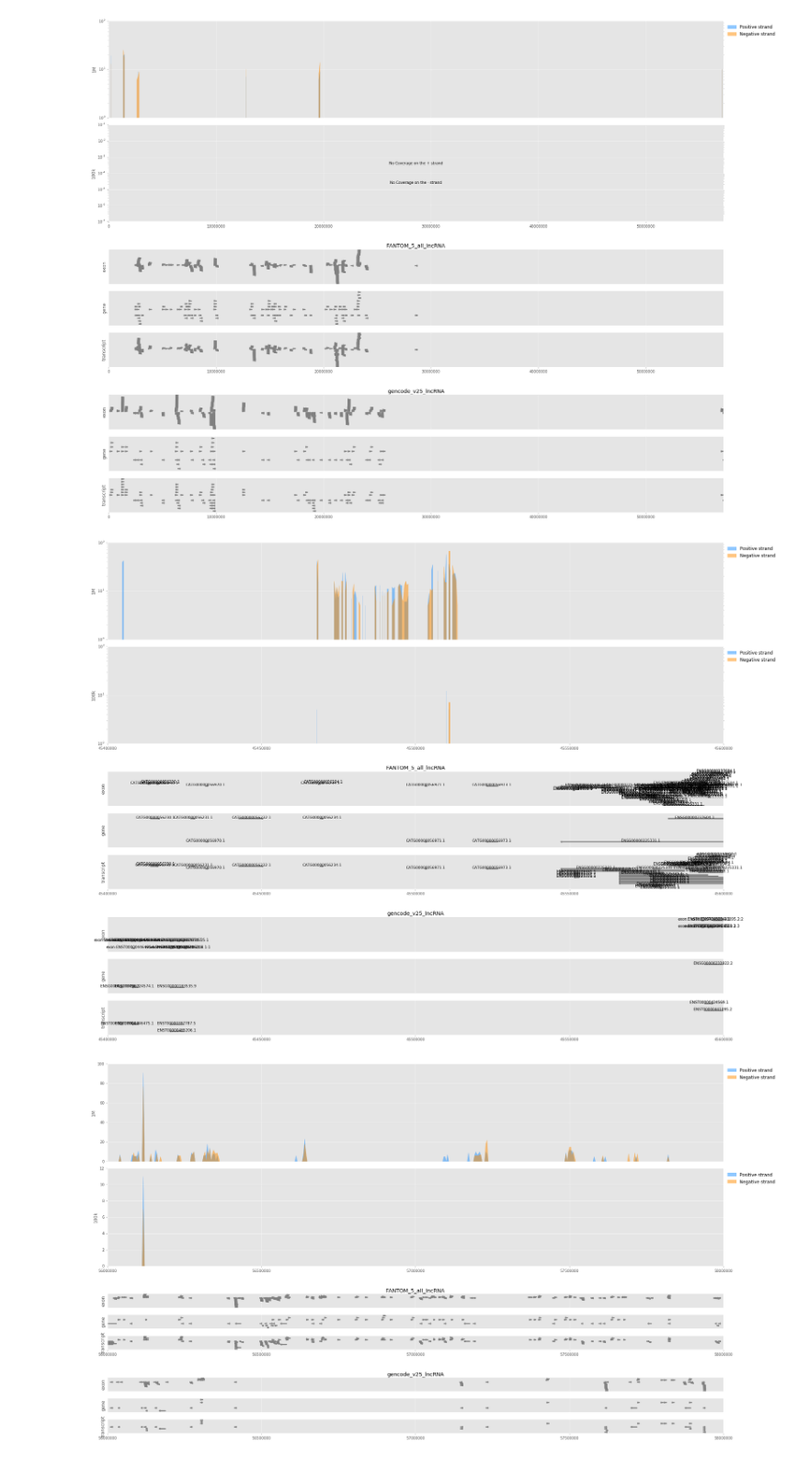
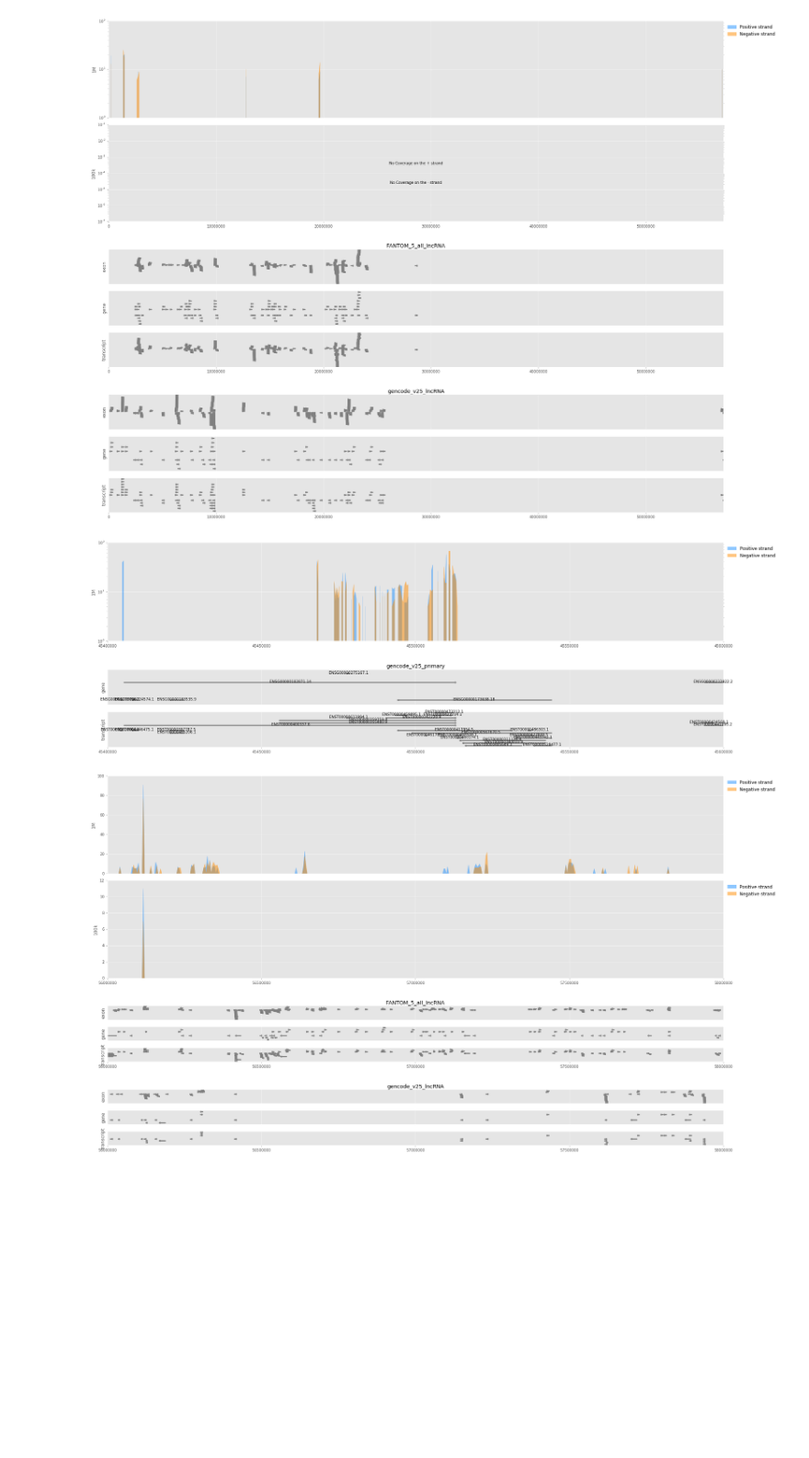
Before and after one commit to a-slide/JupyterGenoViewer, a Jupyter notebook: JGV/JGV_Test_Notebook.ipynb, the cells around one changed output. Shown at 92% size. Cells and saved outputs as stored; diff of their text form; code cells hidden in the pictures; blank space fills up the shorter version.

```diff
--- a/JGV/JGV_Test_Notebook.ipynb
+++ b/JGV/JGV_Test_Notebook.ipynb
@@ -1130,9 +1150,9 @@ j.interval_plot(refid="chrY")
 [figure]
 # %%
 # Plot a specific windows and testing some of the options
-j.interval_plot(refid="chr21", start=45400000, end=45600000, alignment_log= True, annotation_label=True, max_features_per_type=100)
+j.interval_plot(refid="chr21", start=45400000, end=45600000, alignment_log= True, annotation_label=True, max_features_per_type=100, feature_types=["gene", "transcript"])
 # %% [output]
-[figure, old version]
+[figure, new version]
 # %%
 j.interval_plot(refid="chr12", start=56000000, end=58000000, alignment_log= False, annotation_track_height=1)
 # %% [output]
```
Also changed, not shown: parts of 7 cells of this notebook, 5 other files.
